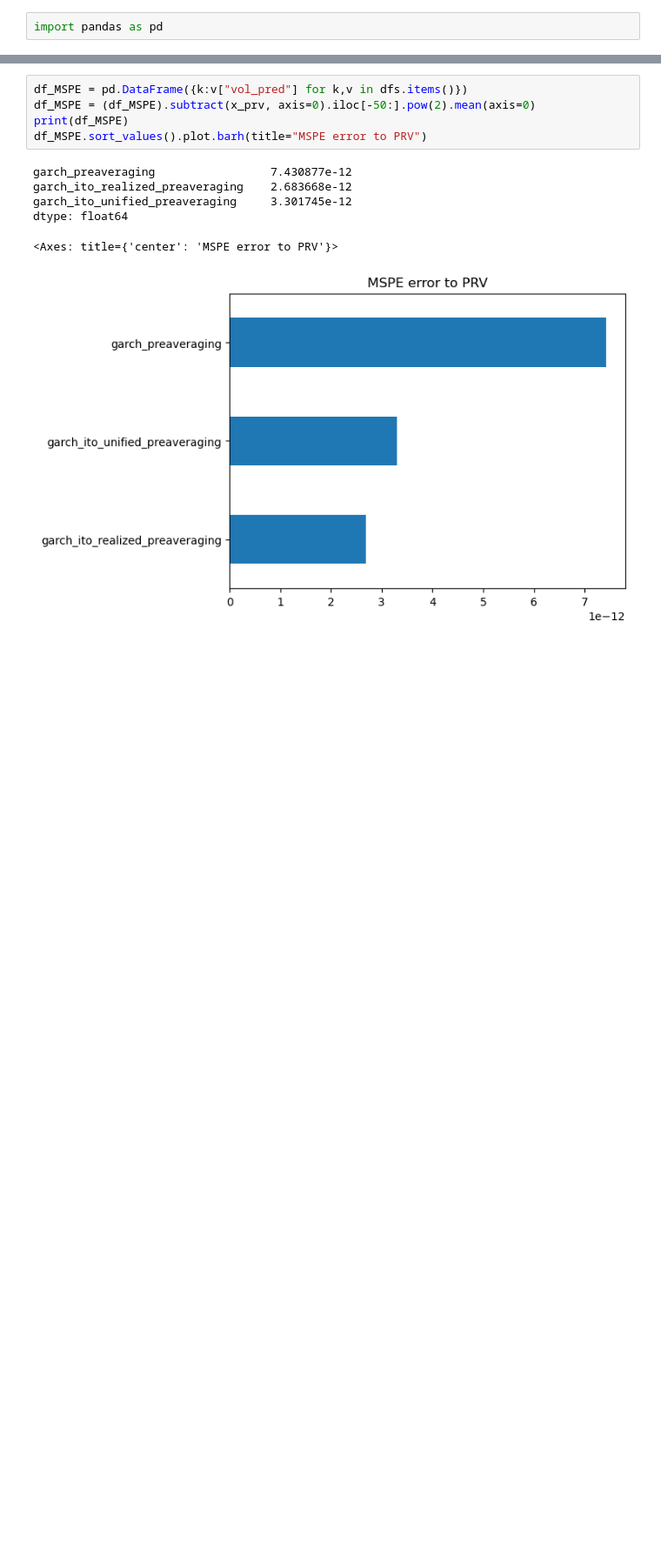
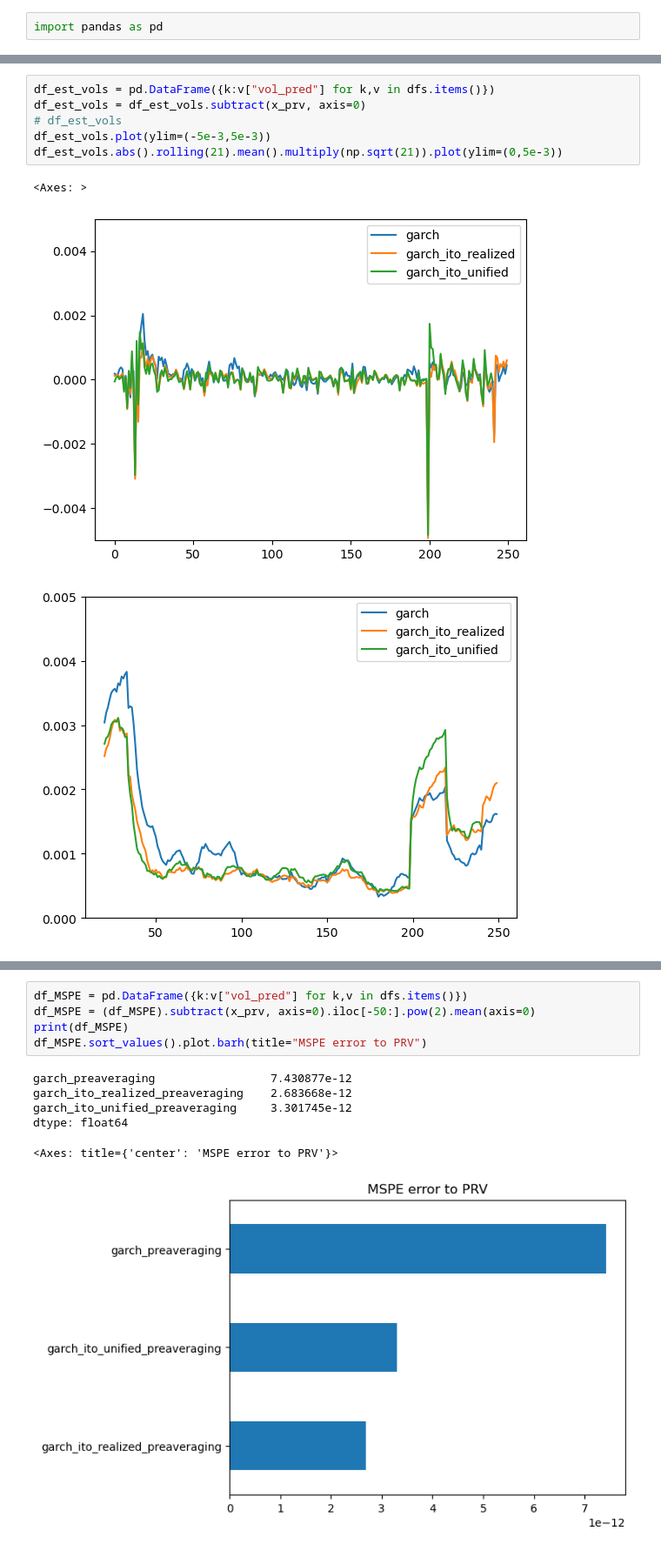
Before and after one commit to Thessal/garch_ito, a Jupyter notebook: report.ipynb, the cells around one changed output, grey strips where cells are left out. Shown at 87% size. Cells and saved outputs as stored; diff of their text form; blank space fills up the shorter version.

```diff
--- a/report.ipynb
+++ b/report.ipynb
@@ -23,2 +23,12 @@ df_est_vols.plot(ylim=(0,5e-3))
+# %%
+df_est_vols = pd.DataFrame({k:v["vol_pred"] for k,v in dfs.items()})
+df_est_vols = df_est_vols.subtract(x_prv, axis=0)
+# df_est_vols
+df_est_vols.plot(ylim=(-5e-3,5e-3))
+df_est_vols.abs().rolling(21).mean().multiply(np.sqrt(21)).plot(ylim=(0,5e-3))
+# %% [output]
+<Axes: >
+[figure, added]
+[figure, added]
 # %%
 df_MSPE = pd.DataFrame({k:v["vol_pred"] for k,v in dfs.items()})
```
Also changed, not shown: parts of 4 cells of this notebook.
